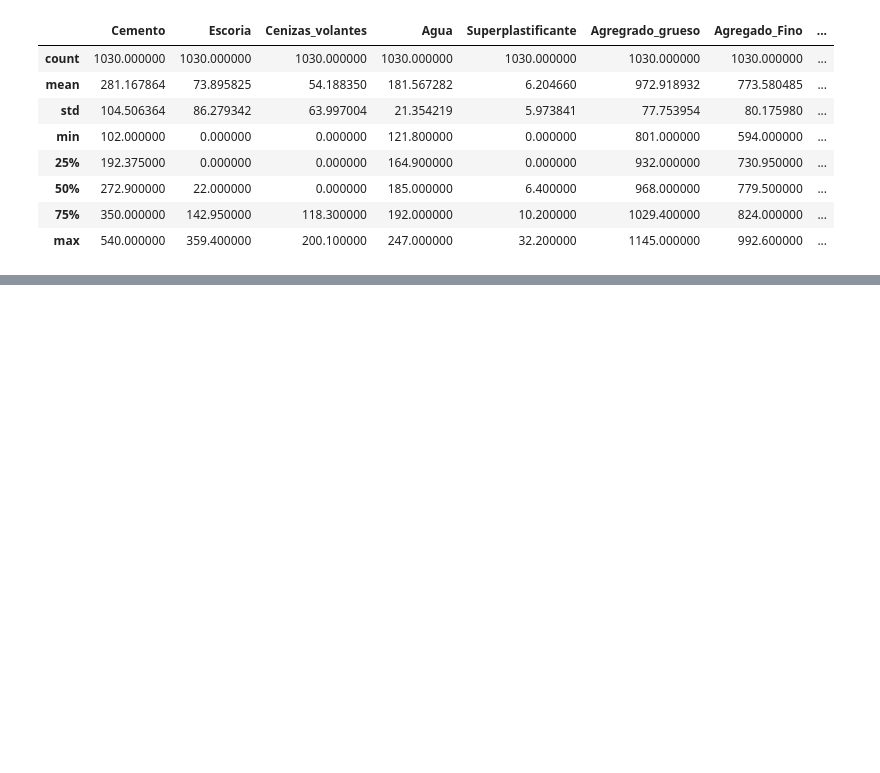
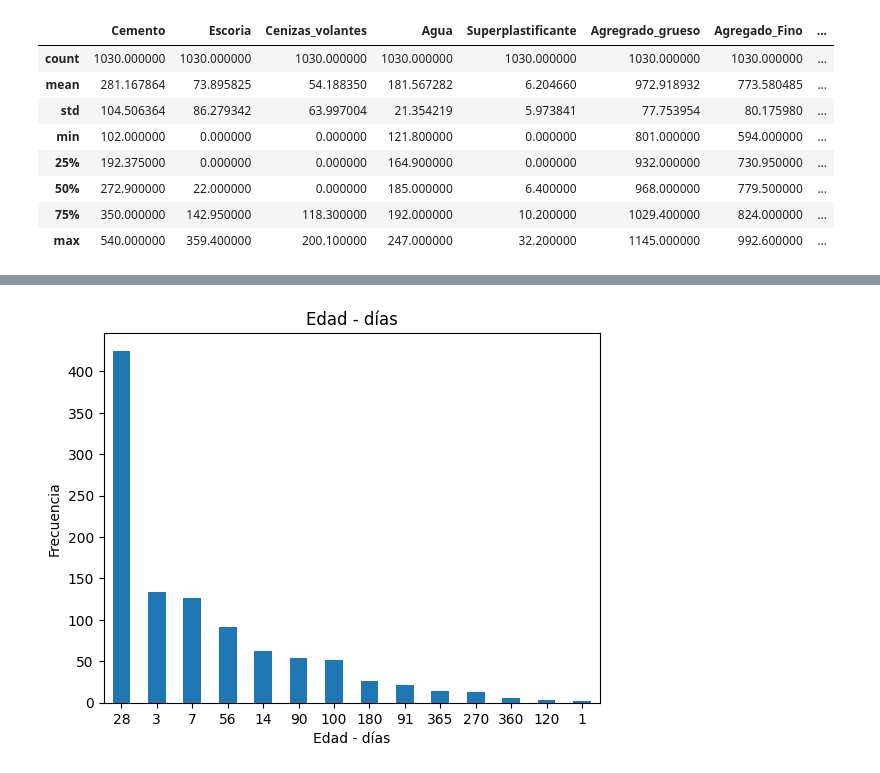
Before and after one commit to pjojoa/Analisis-Exploratorio-datos, a Jupyter notebook: Análisis_exploratorio_datos_Taller_3.ipynb, the cells around one changed output, grey strips where cells are left out. Saved outputs shown, nothing was run; the diff lists cells and outputs as text; code cells hidden in the pictures; blank space fills up the shorter version.

```diff
--- a/Análisis_exploratorio_datos_Taller_3.ipynb
+++ b/Análisis_exploratorio_datos_Taller_3.ipynb
@@ -205,0 +312,10 @@ df.describe()
+# %%
+#05 Consolidamos la información anterior en un gráfico de barras
+df.Edad.value_counts().plot(kind="bar")
+plt.title("Edad - días")
+plt.xlabel("Edad - días")
+plt.xticks(rotation=0)
+plt.ylabel("Frecuencia")
+plt.show()
+# %% [output]
+[figure, added]
```
Also changed, not shown: parts of 22 cells of this notebook.
